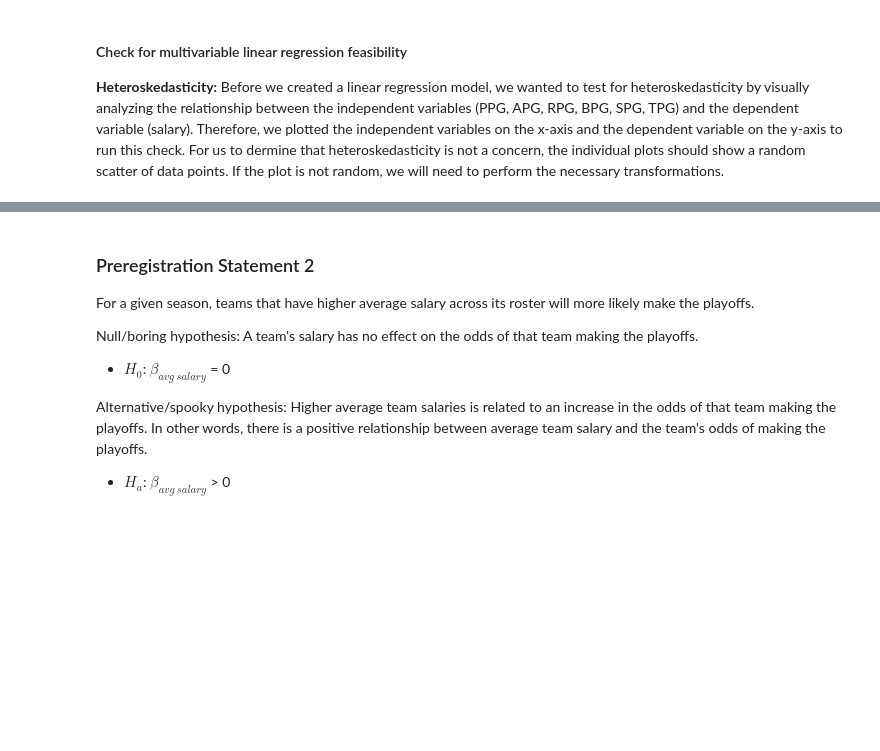
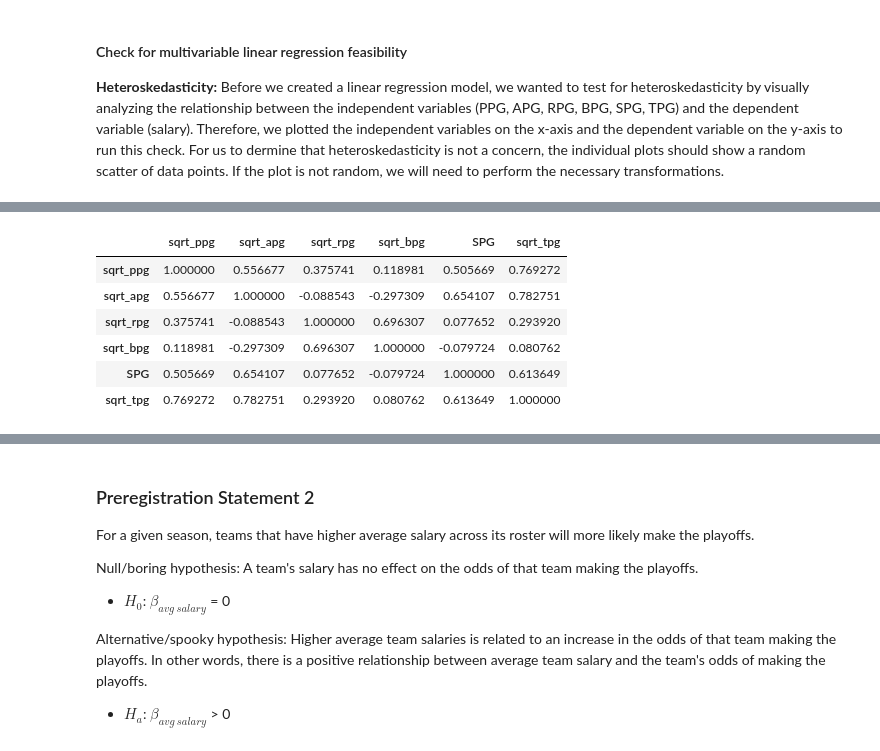
Before and after one commit to katejtli/info2950_project, a Jupyter notebook: Project Phase 4.ipynb, the cells around one changed output, grey strips where cells are left out. Cells and saved outputs as stored; diff of their text form; code cells hidden in the pictures; blank space fills up the shorter version.

```diff
--- a/Project Phase 4.ipynb
+++ b/Project Phase 4.ipynb
@@ -107,5 +137,14 @@ for c in df[categories]:
 # %%
-#check for multicollinearity between the independent and dependent variables
-#code here
+#check for multicollinearity between the (transformed) performance metrics,
+mc = df[['sqrt_ppg', 'sqrt_apg', 'sqrt_rpg', 'sqrt_bpg', 'SPG', 'sqrt_tpg']]
+mc.corr()
+# %% [output]
+|  | sqrt_ppg | sqrt_apg | sqrt_rpg | sqrt_bpg | SPG | sqrt_tpg |
+| sqrt_ppg | 1.000000 | 0.556677 | 0.375741 | 0.118981 | 0.505669 | 0.769272 |
+| sqrt_apg | 0.556677 | 1.000000 | -0.088543 | -0.297309 | 0.654107 | 0.782751 |
+| sqrt_rpg | 0.375741 | -0.088543 | 1.000000 | 0.696307 | 0.077652 | 0.293920 |
+| sqrt_bpg | 0.118981 | -0.297309 | 0.696307 | 1.000000 | -0.079724 | 0.080762 |
+| SPG | 0.505669 | 0.654107 | 0.077652 | -0.079724 | 1.000000 | 0.613649 |
+| sqrt_tpg | 0.769272 | 0.782751 | 0.293920 | 0.080762 | 0.613649 | 1.000000 |
 # %% [markdown]
 **Multicollinearity Check Conclusions**
```
Also changed, not shown: parts of 19 cells of this notebook.
